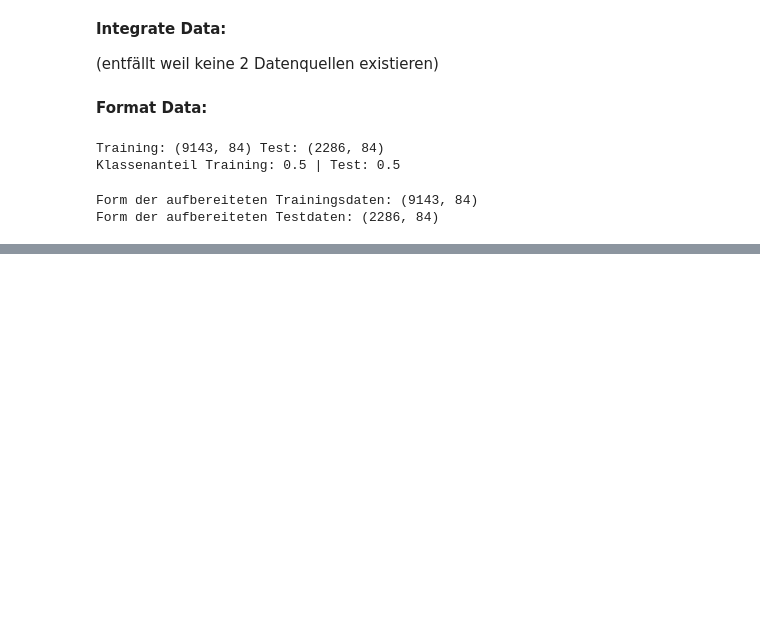
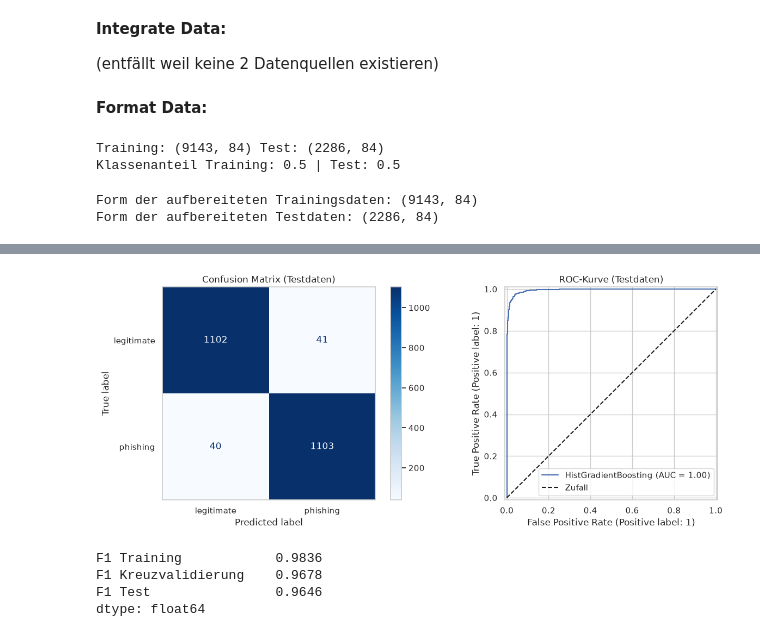
Before and after one commit to Henry210605/lecture-ai-basics, a Jupyter notebook: chapter/05_assessment/03_assessment/03_fishing_detection_analysis.ipynb, the cells around one changed output, grey strips where cells are left out. Drawn from its saved outputs; the diff is of its cells as text; code cells hidden in the pictures; blank space fills up the shorter version.

```diff
--- a/chapter/05_assessment/03_assessment/03_fishing_detection_analysis.ipynb
+++ b/chapter/05_assessment/03_assessment/03_fishing_detection_analysis.ipynb
@@ -300,0 +433,7 @@ Form der aufbereiteten Testdaten: (2286, 84)
+# %%
+best_name = max(searches, key=lambda n: searches[n].best_score_)
+best_model = searches[best_name].best_estimator_
+
+print("Ausgewähltes Modell:", best_name)
+print("Parameter:", {k.removeprefix("classifier__"): v for k, v in searches[best_name].best_params_.items()})
+print("CV-F1 (Training):", round(searches[best_name].best_score_, 4))
@@ -300,0 +463,13 @@ Form der aufbereiteten Testdaten: (2286, 84)
+# %%
+from sklearn.metrics import (ConfusionMatrixDisplay, RocCurveDisplay, classification_report,
+                             confusion_matrix, f1_score, roc_auc_score)
+
+test_pred = best_model.predict(test_data)
+test_proba = best_model.predict_proba(test_data)[:, 1]
+
+print(classification_report(test_label, test_pred, target_names=["legitimate", "phishing"], digits=4))
+print("ROC-AUC:", round(roc_auc_score(test_label, test_proba), 4))
+
+tn, fp, fn, tp = confusion_matrix(test_label, test_pred).ravel()
+print(f"Übersehene Phishing-Seiten (False Negatives): {fn} von {fn + tp} ({fn / (fn + tp):.1%})")
+print(f"Fehlalarme bei legitimen Seiten (False Positives): {fp} von {fp + tn} ({fp / (fp + tn):.1%})")
@@ -300,0 +489,33 @@ Form der aufbereiteten Testdaten: (2286, 84)
+# %%
+fig, axes = plt.subplots(1, 2, figsize=(13, 5))
+
+ConfusionMatrixDisplay.from_predictions(
+    test_label, test_pred, display_labels=["legitimate", "phishing"], cmap=plt.cm.Blues, ax=axes[0],
+)
+axes[0].set_title("Confusion Matrix (Testdaten)")
+axes[0].grid(False)
+
+RocCurveDisplay.from_predictions(test_label, test_proba, ax=axes[1], name=best_name)
+axes[1].plot([0, 1], [0, 1], "k--", label="Zufall")
+axes[1].set_title("ROC-Kurve (Testdaten)")
+axes[1].legend(loc="lower right")
+
+plt.tight_layout()
+plt.show()
+# %% [output]
+[figure, added]
+# %%
+# Überanpassung prüfen: Training vs. Kreuzvalidierung vs. Test
+train_f1 = f1_score(train_label, best_model.predict(train_data))
+test_f1 = f1_score(test_label, test_pred)
+
+pd.Series({
+    "F1 Training": train_f1,
+    "F1 Kreuzvalidierung": searches[best_name].best_score_,
+    "F1 Test": test_f1,
+}).round(4)
+# %% [output]
+F1 Training            0.9836
+F1 Kreuzvalidierung    0.9678
+F1 Test                0.9646
+dtype: float64
```
Also changed, not shown: parts of 34 cells of this notebook.
